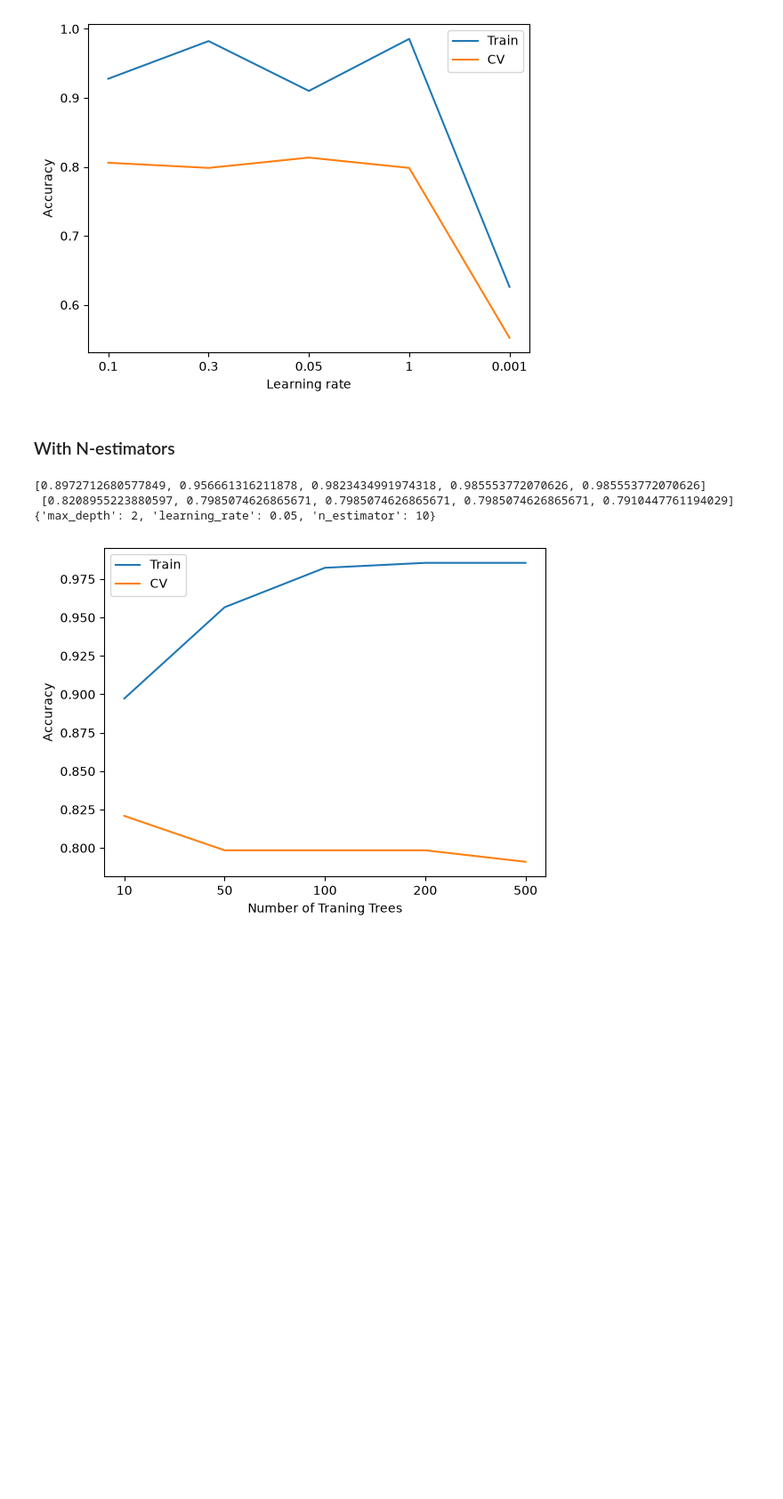
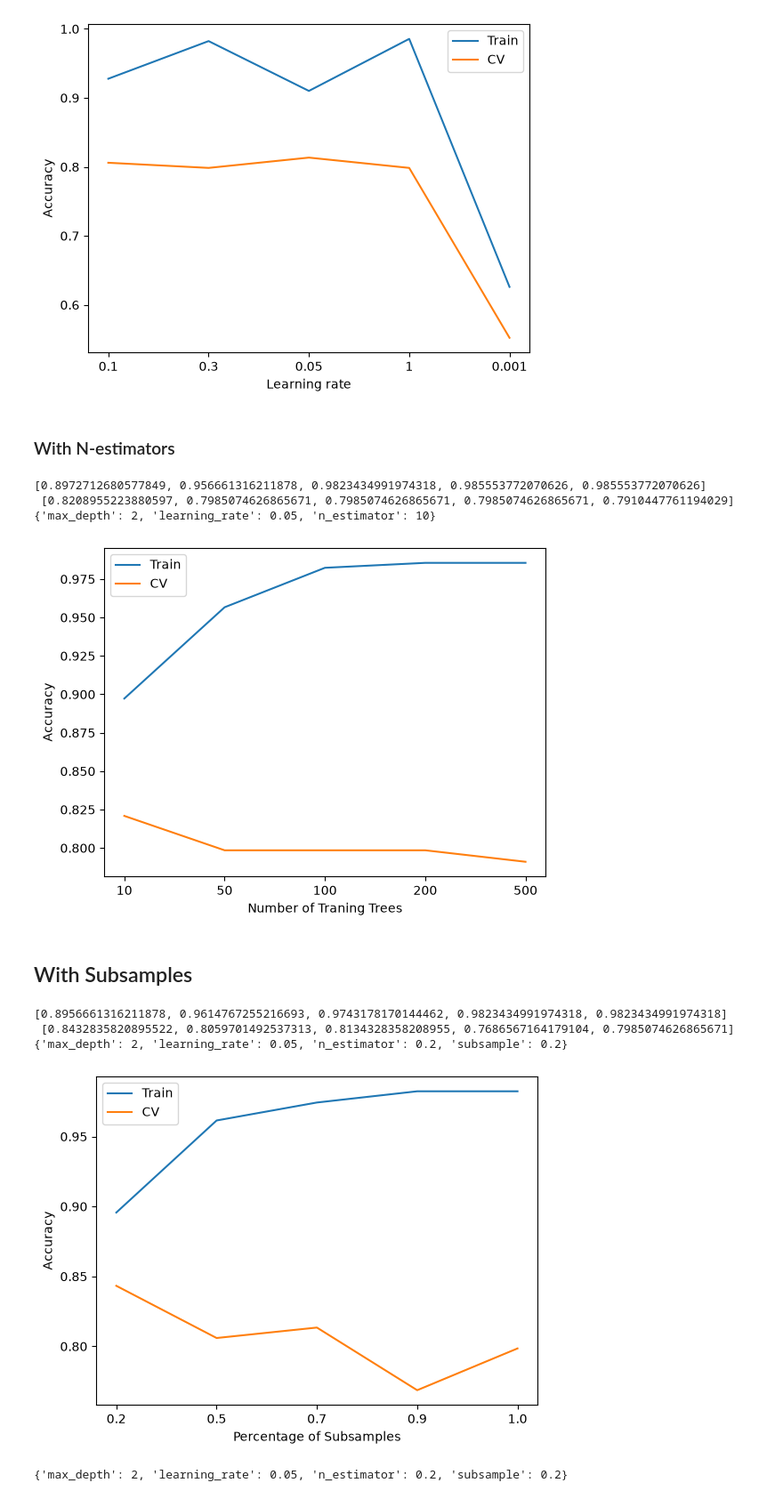
Before and after one commit to kiyamehr/Machine-Learning-Journey, a Jupyter notebook: Practice Labs/Decision Trees/01-Practice 1/train.ipynb, the cells around one changed output. Shown at 89% size. Saved outputs shown, nothing was run; the diff lists cells and outputs as text; code cells hidden in the pictures; blank space fills up the shorter version.

```diff
--- a/Practice Labs/Decision Trees/01-Practice 1/train.ipynb
+++ b/Practice Labs/Decision Trees/01-Practice 1/train.ipynb
@@ -201,13 +197,15 @@ plt.legend(['Train', 'CV'])
 # %% [markdown]
 ### With Learning Rate
 # %%
+learning_rates = [0.1, 0.3, 0.05, 1, 0.001]
+
 accuracy_train = []
 accuracy_cv = []
 
 temp_accuracy = 0
 temp_rate = 0
-for estimator in learning_rates:
-    xgb_model = XGBClassifier(learning_rate = estimator, random_state = RANDOM_STATE)
+for rate in learning_rates:
+    xgb_model = XGBClassifier(learning_rate = rate, random_state = RANDOM_STATE)
     xgb_model.fit(x_train, y_train)
 
     yhat_train = xgb_model.predict(x_train)
@@ -222,7 +220,7 @@ for estimator in learning_rates:
     #? Adding the best Result to the best_params Object
     if model_cv_accuracy >= temp_accuracy:
         temp_accuracy = model_cv_accuracy
-        temp_rate = estimator
+        temp_rate = rate
 
 best_params['learning_rate'] = temp_rate
 
@@ -244,11 +242,13 @@ print(best_params)
 # %% [markdown]
 ### With N-estimators
 # %%
+estimators = [10, 50, 100, 200, 500]
+
 accuracy_train = []
 accuracy_cv = []
 
 temp_accuracy = 0
-temp_estimator = 0
+temp_sample = 0
 for estimator in estimators:
     xgb_model = XGBClassifier(n_estimators = estimator, random_state = RANDOM_STATE)
     xgb_model.fit(x_train, y_train)
@@ -265,9 +265,9 @@ for estimator in estimators:
     #? Adding the best Result to the best_params Object
     if model_cv_accuracy >= temp_accuracy:
         temp_accuracy = model_cv_accuracy
-        temp_estimator = estimator
+        temp_sample = estimator
 
-best_params['n_estimator'] = temp_estimator
+best_params['n_estimator'] = temp_sample
 
 plt.plot(accuracy_train)
 plt.plot(accuracy_cv)
@@ -284,3 +284,52 @@ print(best_params)
  [0.8208955223880597, 0.7985074626865671, 0.7985074626865671, 0.7985074626865671, 0.7910447761194029]
 {'max_depth': 2, 'learning_rate': 0.05, 'n_estimator': 10}
 [figure]
+# %% [markdown]
+## With Subsamples
+# %%
+subsamples = [0.2, 0.5, 0.7, 0.9, 1.0]
+
+accuracy_train = []
+accuracy_cv = []
+
+temp_accuracy = 0
+temp_sample = 0
+for sample in subsamples:
+    xgb_model = XGBClassifier(subsample = sample, random_state = RANDOM_STATE)
+    xgb_model.fit(x_train, y_train)
+
+    yhat_train = xgb_model.predict(x_train)
+    yhat_cv = xgb_model.predict(x_cv)
+
+    model_train_accuracy = accuracy_score(y_train, yhat_train)
+    model_cv_accuracy =  accuracy_score(y_cv, yhat_cv)
+
+    accuracy_train.append(model_train_accuracy)
+    accuracy_cv.append(model_cv_accuracy)
+
+    #? Adding the best Result to the best_params Object
+    if model_cv_accuracy >= temp_accuracy:
+        temp_accuracy = model_cv_accuracy
+        temp_sample = sample
+
+best_params['subsample'] = temp_sample
+
+plt.plot(accuracy_train)
+plt.plot(accuracy_cv)
+plt.xticks(ticks=range(len(subsamples)), labels=subsamples)
+plt.xlabel('Percentage of Subsamples')
+plt.ylabel('Accuracy')
+plt.legend(['Train', 'CV'])
+
+print(accuracy_train, '\n',accuracy_cv)
+
+print(best_params)
+# %% [output]
+[0.8956661316211878, 0.9614767255216693, 0.9743178170144462, 0.9823434991974318, 0.9823434991974318]
+ [0.8432835820895522, 0.8059701492537313, 0.8134328358208955, 0.7686567164179104, 0.7985074626865671]
+{'max_depth': 2, 'learning_rate': 0.05, 'n_estimator': 0.2, 'subsample': 0.2}
+[figure, added]
+# %%
+print(best_params)
+# %% [output]
+{'max_depth': 2, 'learning_rate': 0.05, 'n_estimator': 0.2, 'subsample': 0.2}
```
Also changed, not shown: parts of 2 cells of this notebook.
